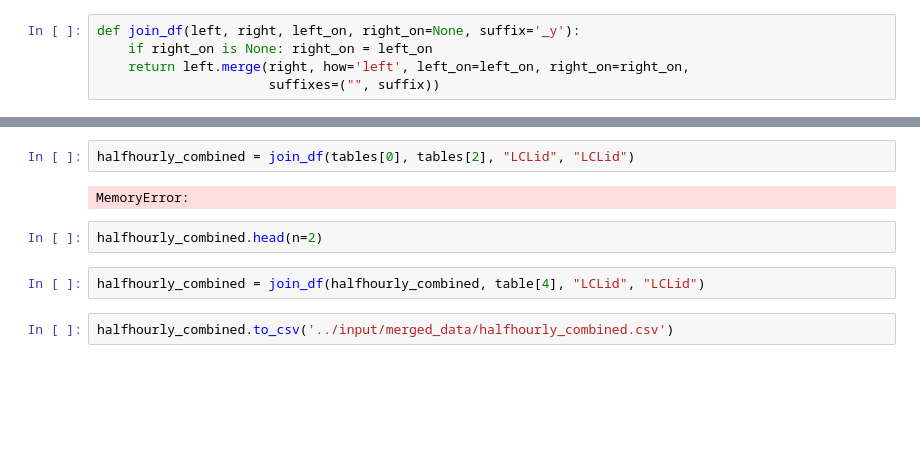
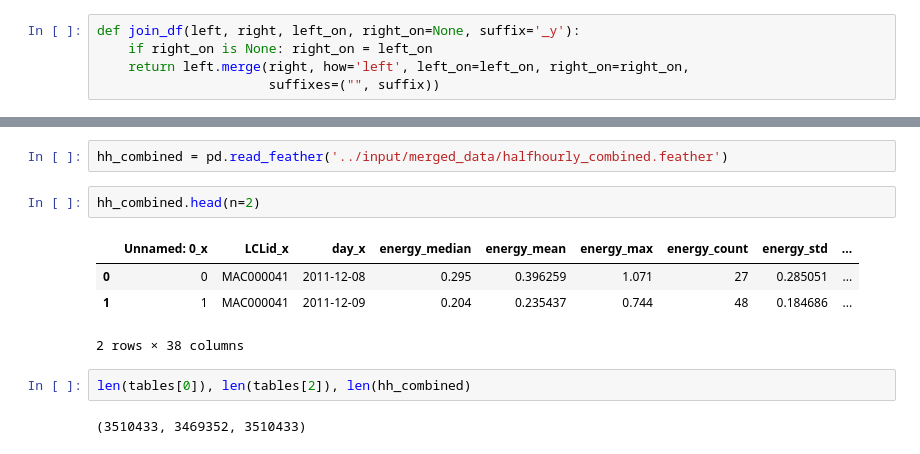
Before and after one commit to sofiary/teamunicornn, a Jupyter notebook: challenge_1/notebooks/data_wrangling.ipynb, the cells around one changed output, grey strips where cells are left out. Cells and saved outputs as stored; diff of their text form; blank space fills up the shorter version.

```diff
--- a/challenge_1/notebooks/data_exploration.ipynb
+++ b/challenge_1/notebooks/data_wrangling.ipynb
@@ -256,10 +399,13 @@ def join_df(left, right, left_on, right_on=None, suffix='_y'):
+# %%
+hh_combined = pd.read_feather('../input/merged_data/halfhourly_combined.feather')
+# %%
+hh_combined.head(n=2)
+# %% [output]
+|  | Unnamed: 0_x | LCLid_x | day_x | energy_median | energy_mean | energy_max | energy_count | energy_std | ... |
+| 0 | 0 | MAC000041 | 2011-12-08 | 0.295 | 0.396259 | 1.071 | 27 | 0.285051 | ... |
+| 1 | 1 | MAC000041 | 2011-12-09 | 0.204 | 0.235437 | 0.744 | 48 | 0.184686 | ... |
+2 rows × 38 columns
 # %%
-halfhourly_combined = join_df(tables[0], tables[2], "LCLid", "LCLid")
+len(tables[0]), len(tables[2]), len(hh_combined)
 # %% [output]
-MemoryError:
+(3510433, 3469352, 3510433)
-# %%
-halfhourly_combined.head(n=2)
-# %%
-halfhourly_combined = join_df(halfhourly_combined, table[4], "LCLid", "LCLid")
-# %%
-halfhourly_combined.to_csv('../input/merged_data/halfhourly_combined.csv')
```
Also changed, not shown: parts of 39 cells of this notebook, 1 other file.
